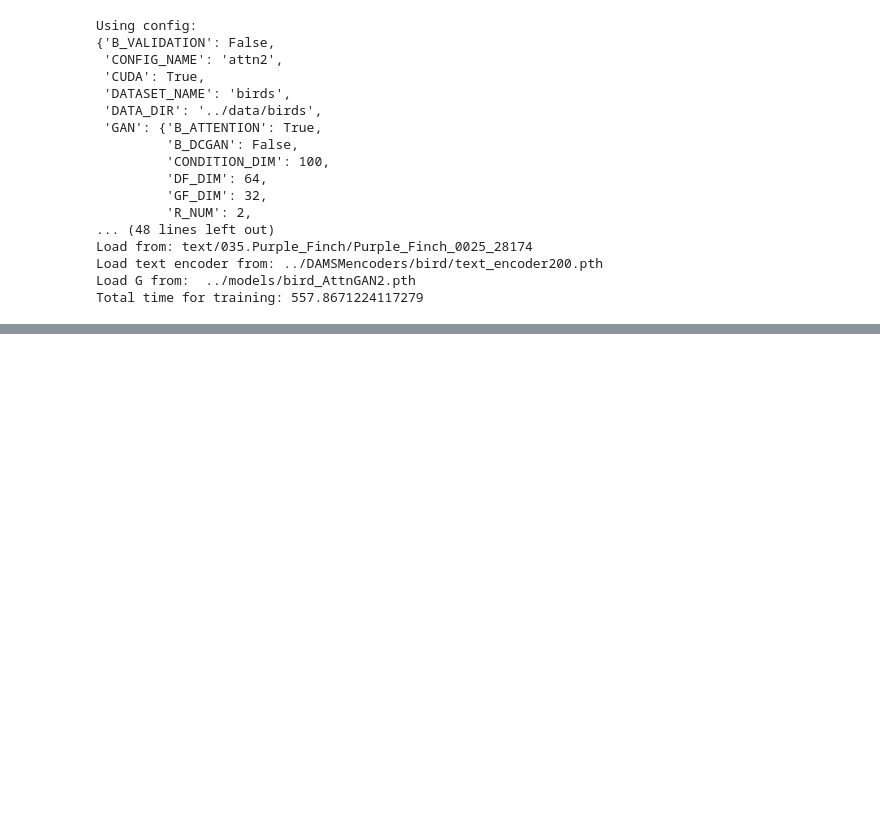
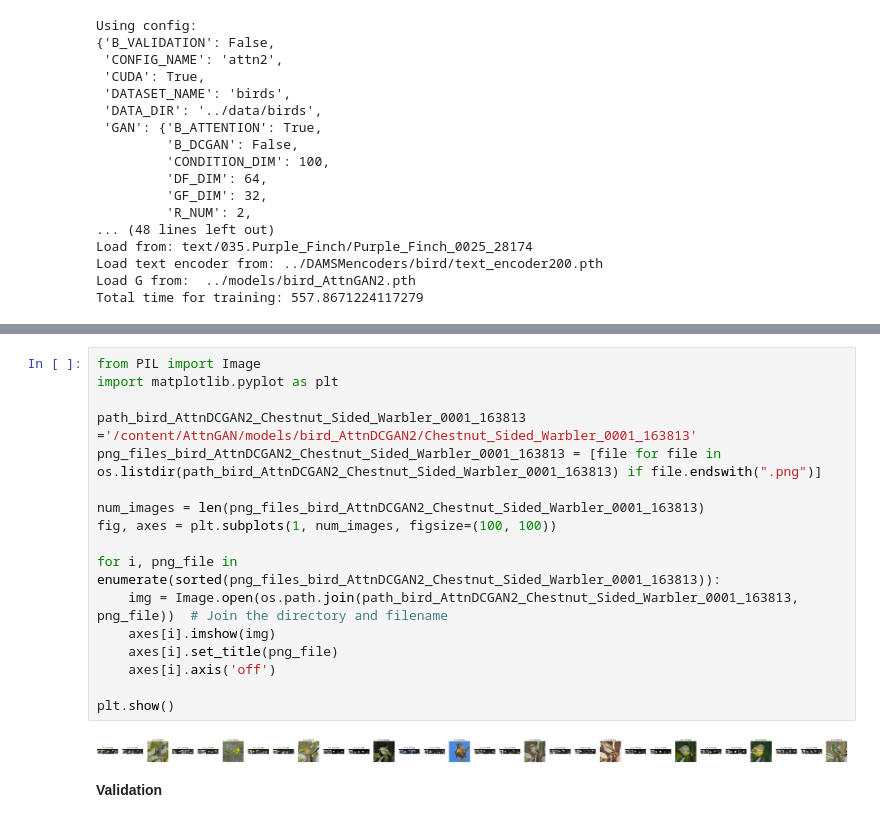
Before and after one commit to Gowreesan10/AttnGAN, a Jupyter notebook: AttnGan.ipynb, the cells around one changed output, grey strips where cells are left out. Drawn from its saved outputs; the diff is of its cells as text; blank space fills up the shorter version.

Commit message:
Validation

```diff
--- a/AttnGan.ipynb
+++ b/AttnGan.ipynb
@@ -169,0 +216,21 @@ Total time for training: 557.8671224117279
+# %%
+from PIL import Image
+import matplotlib.pyplot as plt
+
+path_bird_AttnDCGAN2_Chestnut_Sided_Warbler_0001_163813 ='/content/AttnGAN/models/bird_AttnDCGAN2/Chestnut_Sided_Warbler_0001_163813'
+png_files_bird_AttnDCGAN2_Chestnut_Sided_Warbler_0001_163813 = [file for file in os.listdir(path_bird_AttnDCGAN2_Chestnut_Sided_Warbler_0001_163813) if file.endswith(".png")]
+
+num_images = len(png_files_bird_AttnDCGAN2_Chestnut_Sided_Warbler_0001_163813)
+fig, axes = plt.subplots(1, num_images, figsize=(100, 100))
+
+for i, png_file in enumerate(sorted(png_files_bird_AttnDCGAN2_Chestnut_Sided_Warbler_0001_163813)):
+    img = Image.open(os.path.join(path_bird_AttnDCGAN2_Chestnut_Sided_Warbler_0001_163813, png_file))  # Join the directory and filename
+    axes[i].imshow(img)
+    axes[i].set_title(png_file)
+    axes[i].axis('off')
+
+plt.show()
+# %% [output]
+[figure, added]
+# %% [markdown]
+**Validation**
```
Also changed, not shown: parts of 10 cells of this notebook.
